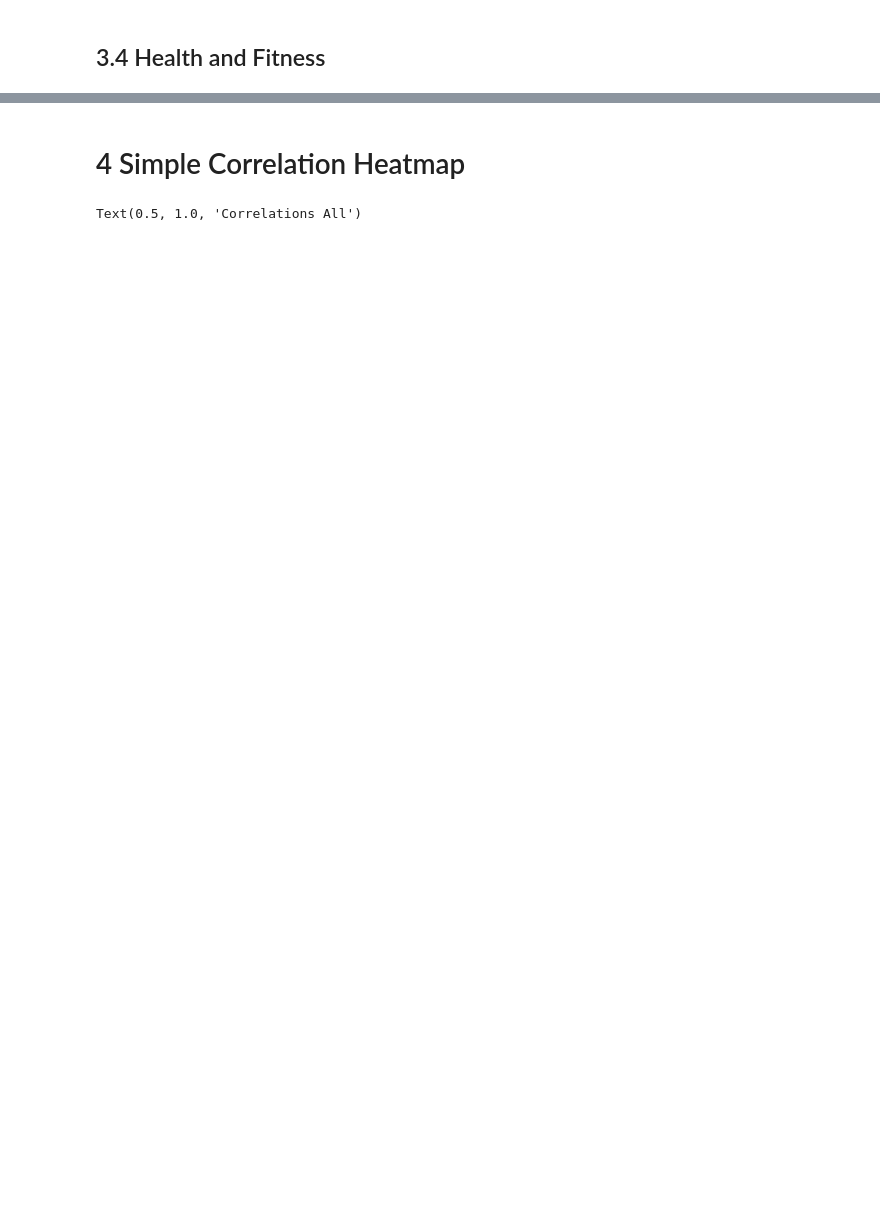
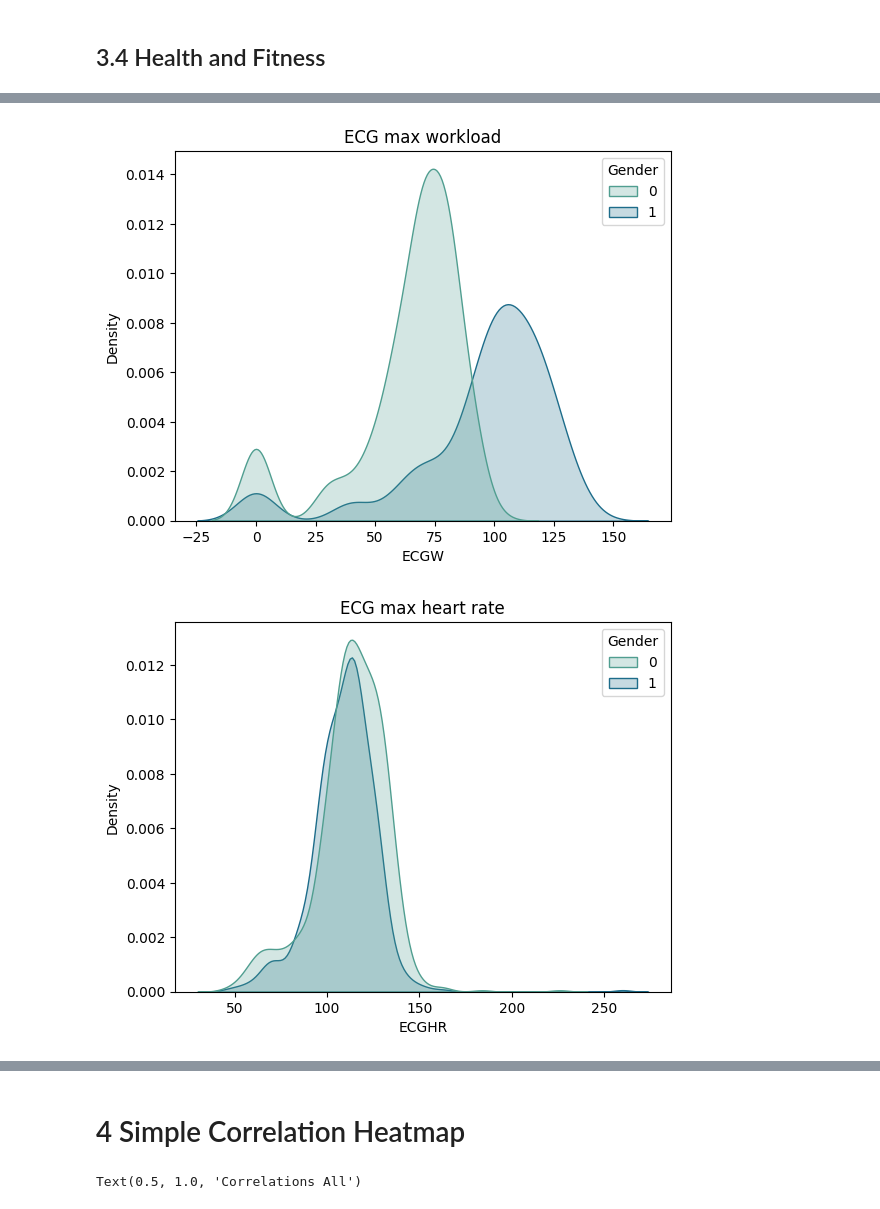
Before and after one commit to ivychad/Hanna, a Jupyter notebook: 6 Validation.ipynb, the cells around one changed output, grey strips where cells are left out. Saved outputs shown, nothing was run; the diff lists cells and outputs as text; code cells hidden in the pictures; blank space fills up the shorter version.

```diff
--- a/6 Validation.ipynb
+++ b/6 Validation.ipynb
@@ -422,0 +515,38 @@ main_test.head()
+# %%
+plt.figure()
+sns.kdeplot(data = main_test, x= 'ECGW', hue = 'Gender', fill=True, palette = "crest")
+plt.title("ECG max workload")
+plt.show()
+
+plt.figure()
+sns.kdeplot(data = main_test, x= 'ECGHR', hue = 'Gender', fill=True, palette = "crest")
+plt.title("ECG max heart rate")
+plt.show()
+
+plt.figure()
+sns.kdeplot(data = main_test, x= 'HGR', hue = 'Gender', fill=True, palette = "crest")
+plt.title("Hand grip R")
+plt.show()
+
+plt.figure()
+sns.kdeplot(data = main_test, x= 'HR', hue = 'Gender', fill=True, palette = "crest")
+plt.title("Heart rate")
+plt.show()
+
+plt.figure()
+sns.kdeplot(data = main_test, x= 'SBP', hue = 'Gender', fill=True, palette = "crest")
+plt.title("Systolic BP")
+plt.show()
+
+plt.figure()
+sns.kdeplot(data = main_test, x= 'DBP', hue = 'Gender', fill=True, palette = "crest")
+plt.title("Distolic BP")
+plt.show()
+
+plt.figure()
+sns.kdeplot(data = main_test, x= 'BMI', hue = 'Gender', fill=True, palette = "crest")
+plt.title("BMI")
+plt.show()
+# %% [output]
+[figure, added]
+[figure, added]
```
Also changed, not shown: parts of 60 cells of this notebook, 2 other files.
